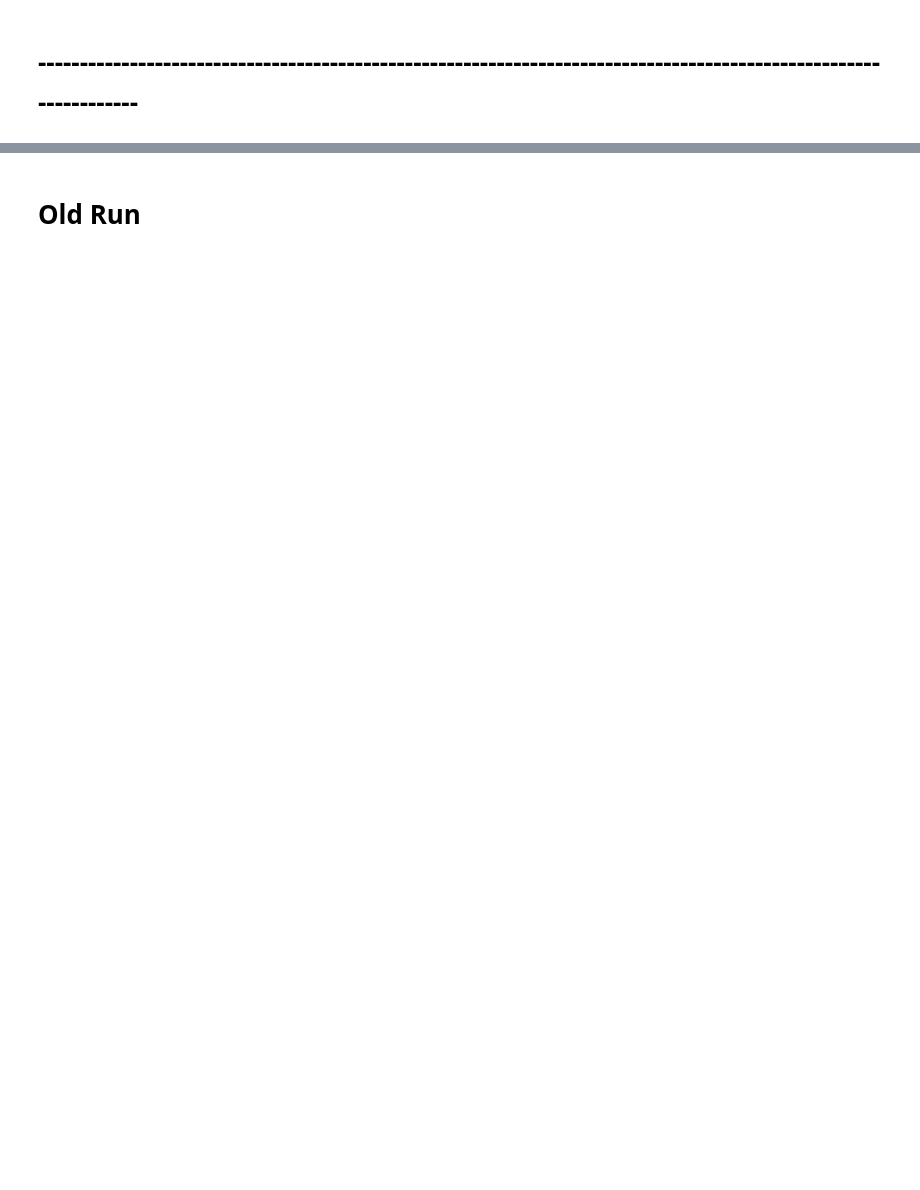
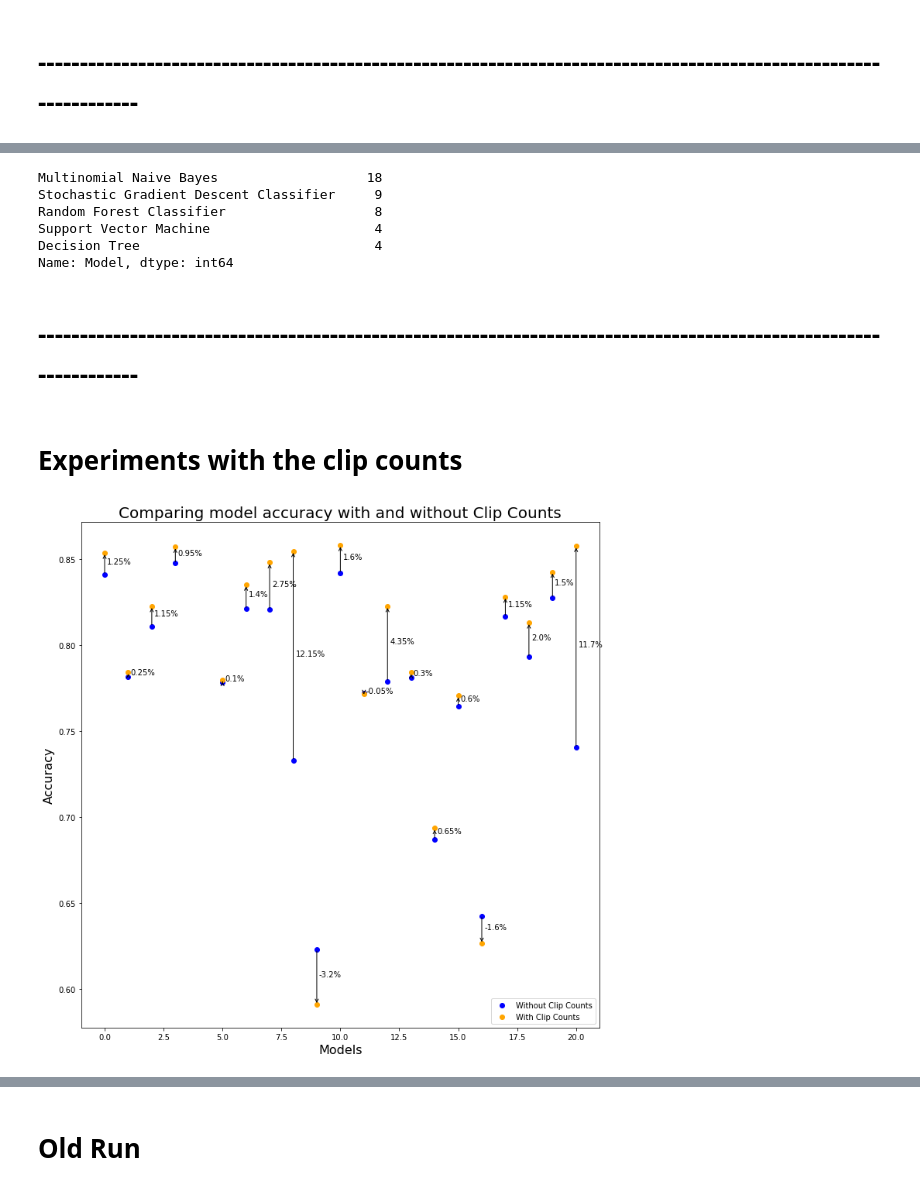
Before and after one commit to Crone1/Movie-Review-Sentiment-Classification-Using-Sklearn, a Jupyter notebook: movie_sentiment_classification.ipynb, the cells around one changed output, grey strips where cells are left out. Drawn from its saved outputs; the diff is of its cells as text; code cells hidden in the pictures; blank space fills up the shorter version.

```diff
--- a/movie_sentiment_classification.ipynb
+++ b/movie_sentiment_classification.ipynb
@@ -37,2 +59,2 @@ import Sentiment_classification_functions as scf
 # %%
-chromedriver_location = 'C:\\Program Files (x86)\\Google\\Chrome\\Application\\chromedriver.exe'
+chromedriver_location = 'chromedriver.exe'
@@ -39,3 +63,5 @@ chromedriver_location = 'C:\\Program Files (x86)\\Google\\Chrome\\Application\\c
+# %%
+data_directory = "Data"
 # %% [markdown]
 # -----------------------------------------------------------------------------------------------------------------
 # %% [markdown]
@@ -43,2 +91,2 @@ chromedriver_location = 'C:\\Program Files (x86)\\Google\\Chrome\\Application\\c
 # %%
-data_dict = scf.load_data('data', chromedriver_location)
+original_data_dict = scf.load_data(data_directory, chromedriver_location)
@@ -222,0 +452,17 @@ eval_df.to_csv(filepath, index=False)
+# %%
+all_models_results["Model"].value_counts()
+# %% [output]
+Multinomial Naive Bayes                   18
+Stochastic Gradient Descent Classifier     9
+Random Forest Classifier                   8
+Support Vector Machine                     4
+Decision Tree                              4
+Name: Model, dtype: int64
+# %% [markdown]
+# -----------------------------------------------------------------------------------------------------------------
+# %% [markdown]
+# Experiments with the clip counts
+# %%
+scf.compare_param_plot(all_models, "Clip Counts", False, True)
+# %% [output]
+[figure, added]
```
Also changed, not shown: parts of 70 cells of this notebook, 1 other file.
